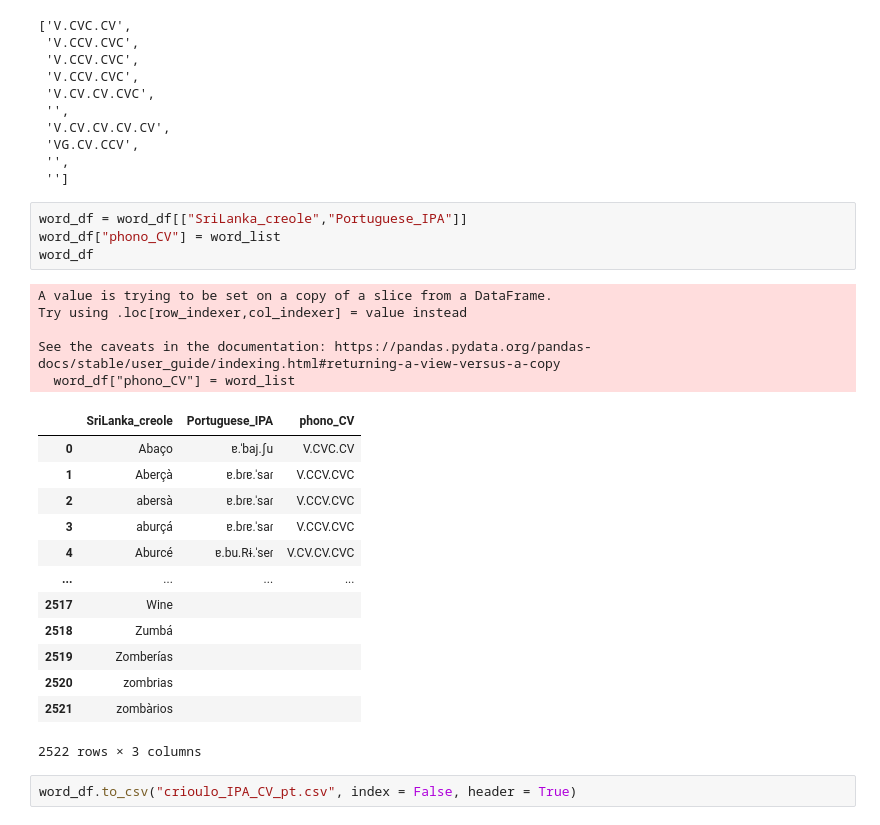
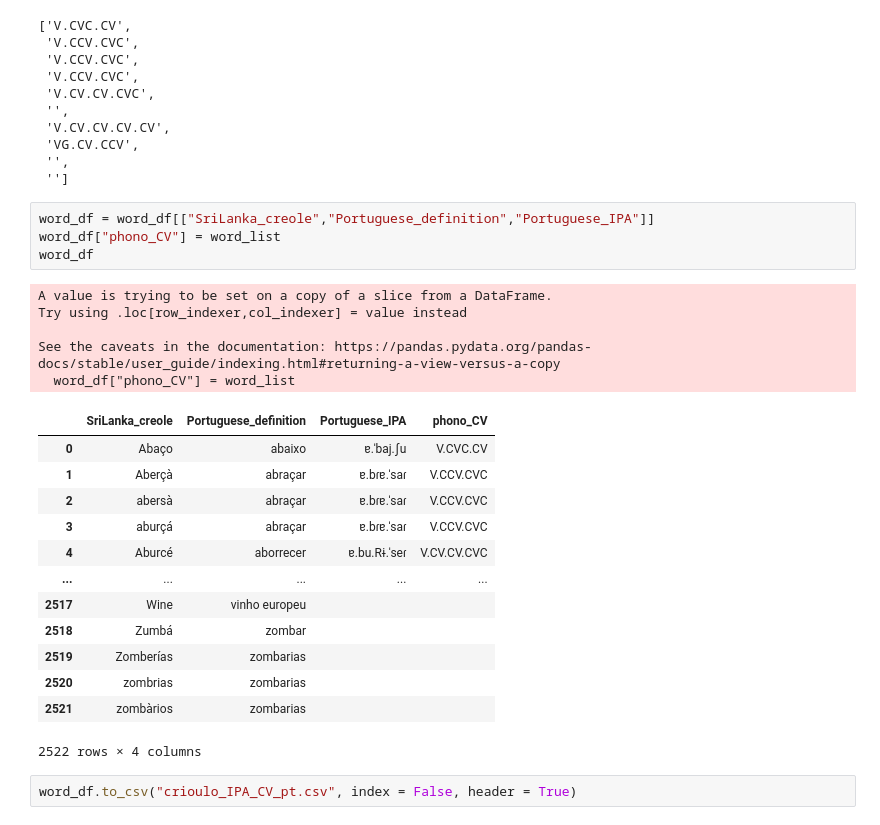
Before and after one commit to Portophon/Exploring-PtLanka, a Jupyter notebook: Phono replacement - pt.pt.ipynb, the cells around one changed output. Cells and saved outputs as stored; diff of their text form.

```diff
--- a/Phono replacement - pt.pt.ipynb
+++ b/Phono replacement - pt.pt.ipynb
@@ -126,27 +126,27 @@ word_list[0:10]
  '',
  '']
 # %%
-word_df = word_df[["SriLanka_creole","Portuguese_IPA"]]
+word_df = word_df[["SriLanka_creole","Portuguese_definition","Portuguese_IPA"]]
 word_df["phono_CV"] = word_list
 word_df
 # %% [output]
 A value is trying to be set on a copy of a slice from a DataFrame.
 Try using .loc[row_indexer,col_indexer] = value instead
 
 See the caveats in the documentation: https://pandas.pydata.org/pandas-docs/stable/user_guide/indexing.html#returning-a-view-versus-a-copy
   word_df["phono_CV"] = word_list
-|  | SriLanka_creole | Portuguese_IPA | phono_CV |
-| 0 | Abaço | ɐ.ˈbaj.ʃu | V.CVC.CV |
-| 1 | Aberçà | ɐ.bɾɐ.ˈsaɾ | V.CCV.CVC |
-| 2 | abersà | ɐ.bɾɐ.ˈsaɾ | V.CCV.CVC |
-| 3 | aburçá | ɐ.bɾɐ.ˈsaɾ | V.CCV.CVC |
-| 4 | Aburcé | ɐ.bu.Rɨ.ˈseɾ | V.CV.CV.CVC |
-| ... | ... | ... | ... |
-| 2517 | Wine |  |  |
-| 2518 | Zumbá |  |  |
-| 2519 | Zomberías |  |  |
-| 2520 | zombrias |  |  |
-| 2521 | zombàrios |  |  |
+|  | SriLanka_creole | Portuguese_definition | Portuguese_IPA | phono_CV |
+| 0 | Abaço | abaixo | ɐ.ˈbaj.ʃu | V.CVC.CV |
+| 1 | Aberçà | abraçar | ɐ.bɾɐ.ˈsaɾ | V.CCV.CVC |
+| 2 | abersà | abraçar | ɐ.bɾɐ.ˈsaɾ | V.CCV.CVC |
+| 3 | aburçá | abraçar | ɐ.bɾɐ.ˈsaɾ | V.CCV.CVC |
+| 4 | Aburcé | aborrecer | ɐ.bu.Rɨ.ˈseɾ | V.CV.CV.CVC |
+| ... | ... | ... | ... | ... |
+| 2517 | Wine | vinho europeu |  |  |
+| 2518 | Zumbá | zombar |  |  |
+| 2519 | Zomberías | zombarias |  |  |
+| 2520 | zombrias | zombarias |  |  |
+| 2521 | zombàrios | zombarias |  |  |
-2522 rows × 3 columns
+2522 rows × 4 columns
 # %%
 word_df.to_csv("crioulo_IPA_CV_pt.csv", index = False, header = True)
```
Also changed, not shown: 8 other files.
